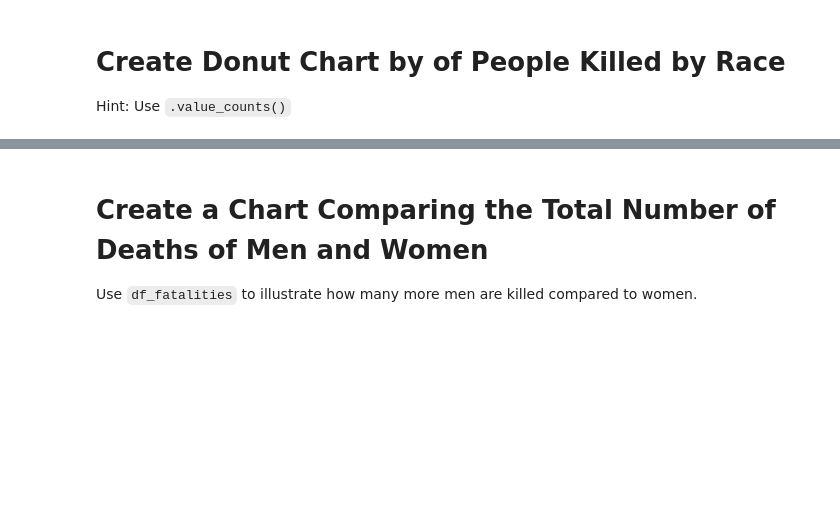
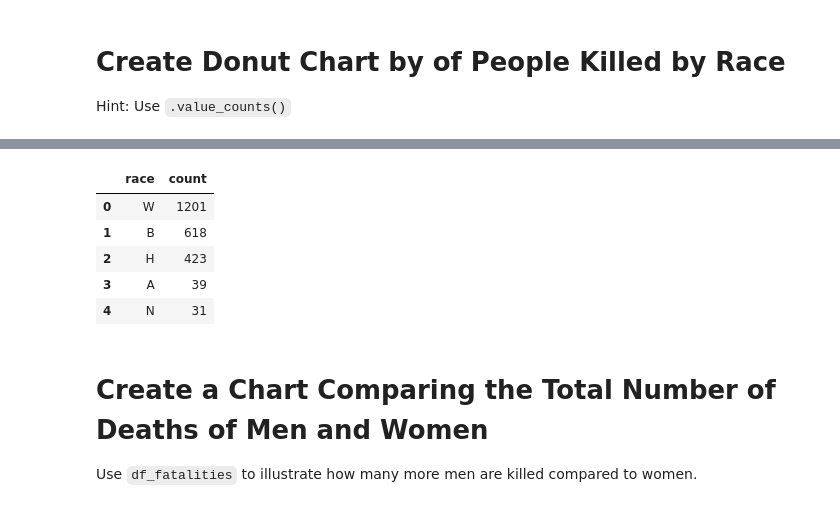
Before and after one commit to SeanRVACode/Professional-Portfolio, a Jupyter notebook: Analyze Deaths involving Police in the US/Fatal_Force_(start).ipynb, the cells around one changed output, grey strips where cells are left out. Drawn from its saved outputs; the diff is of its cells as text; code cells hidden in the pictures; blank space fills up the shorter version.

```diff
--- a/Analyze Deaths involving Police in the US/Fatal_Force_(start).ipynb
+++ b/Analyze Deaths involving Police in the US/Fatal_Force_(start).ipynb
@@ -288,0 +298,10 @@ Hint: Use `.value_counts()`
+# %%
+df_killed_race = df_fatalities['race'].value_counts().reset_index(name='count')
+df_killed_race.head()
+# %% [output]
+|  | race | count |
+| 0 | W | 1201 |
+| 1 | B | 618 |
+| 2 | H | 423 |
+| 3 | A | 39 |
+| 4 | N | 31 |
```
Also changed, not shown: parts of 2 cells of this notebook.
